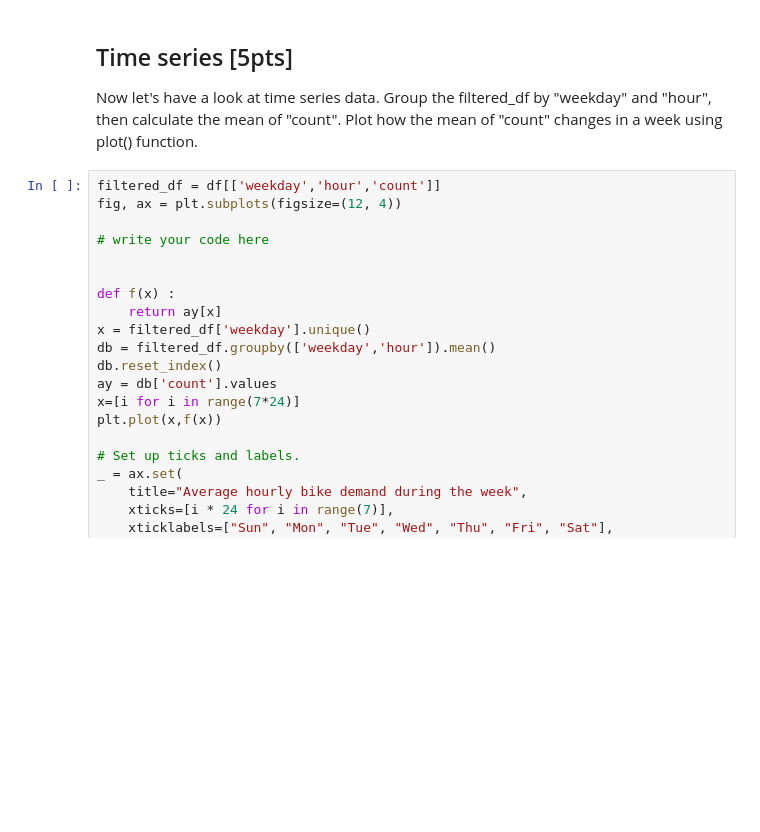
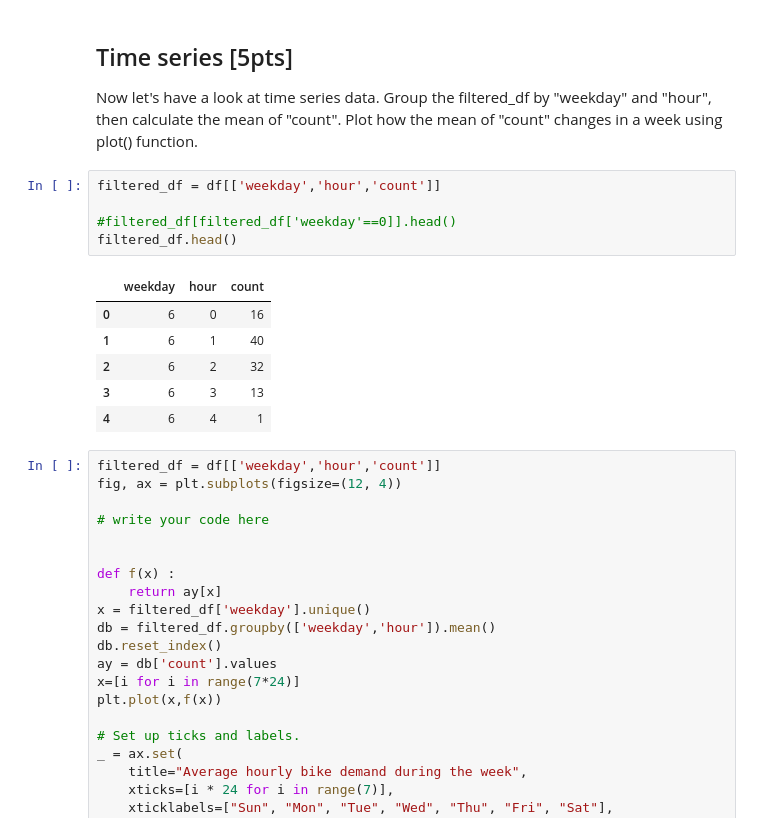
Before and after one commit to Memoryicecube/cs365-spring23, a Jupyter notebook: HWs/hw1/HW1coding.ipynb, the cells around one changed output. Saved outputs shown, nothing was run; the diff lists cells and outputs as text; blank space fills up the shorter version.

```diff
--- a/HWs/hw1/HW1coding.ipynb
+++ b/HWs/hw1/HW1coding.ipynb
@@ -145,6 +143,18 @@ plt.show()
 ## Time series [5pts]
 
 Now let's have a look at time series data. Group the filtered_df by "weekday" and "hour", then calculate the mean of "count". Plot how the mean of "count" changes in a week using plot() function.
+# %%
+filtered_df = df[['weekday','hour','count']]
+
+#filtered_df[filtered_df['weekday'==0]].head()
+filtered_df.head()
+# %% [output]
+|  | weekday | hour | count |
+| 0 | 6 | 0 | 16 |
+| 1 | 6 | 1 | 40 |
+| 2 | 6 | 2 | 32 |
+| 3 | 6 | 3 | 13 |
+| 4 | 6 | 4 | 1 |
 # %%
 filtered_df = df[['weekday','hour','count']]
 fig, ax = plt.subplots(figsize=(12, 4))
```
Also changed, not shown: parts of 7 cells of this notebook.
